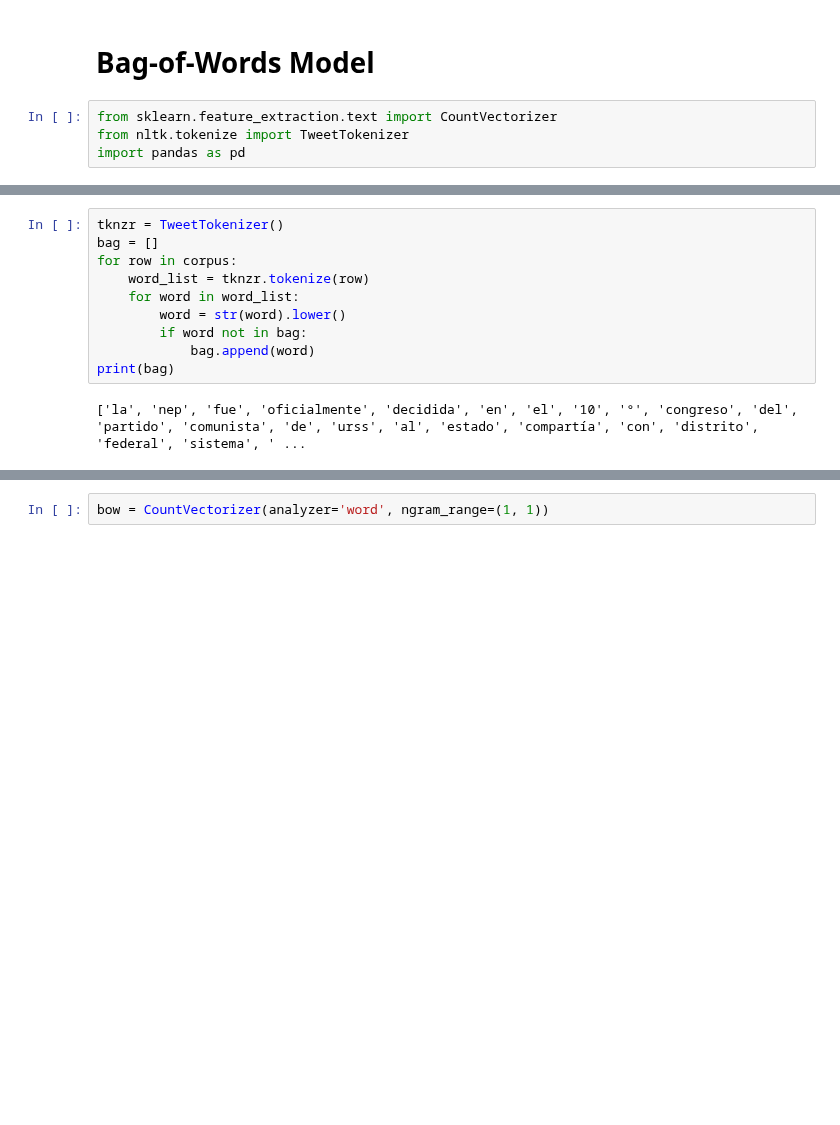
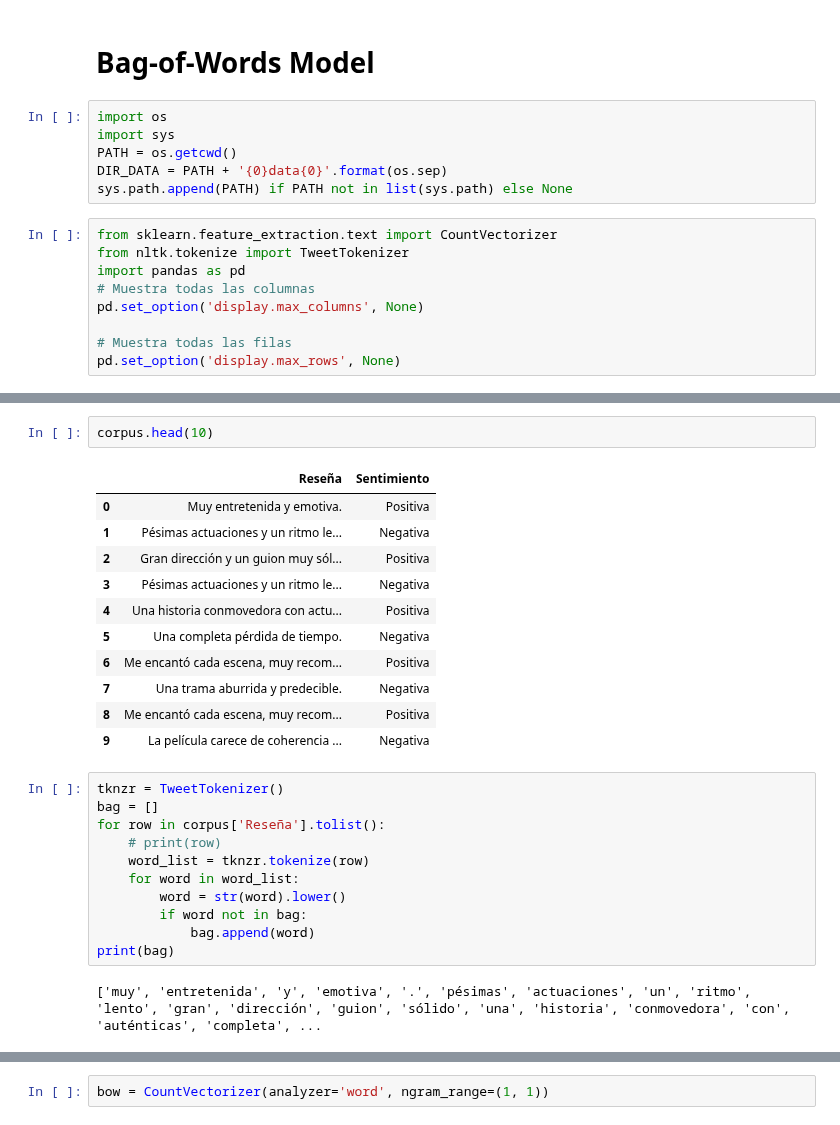
Before and after one commit to EdwinPuertas/courseNLP, a Jupyter notebook: examples/bow_model.ipynb, the cells around one changed output, grey strips where cells are left out. Drawn from its saved outputs; the diff is of its cells as text; blank space fills up the shorter version.

```diff
--- a/examples/bow_model.ipynb
+++ b/examples/bow_model.ipynb
@@ -1,7 +1,18 @@
 # %% [markdown]
 # Bag-of-Words Model
+# %%
+import os
+import sys
+PATH = os.getcwd()
+DIR_DATA = PATH + '{0}data{0}'.format(os.sep)
+sys.path.append(PATH) if PATH not in list(sys.path) else None
 # %%
 from sklearn.feature_extraction.text import CountVectorizer
 from nltk.tokenize import TweetTokenizer
 import pandas as pd
+# Muestra todas las columnas
+pd.set_option('display.max_columns', None)
+
+# Muestra todas las filas
+pd.set_option('display.max_rows', None)
 # %%
@@ -11,7 +32,22 @@ corpus = ["La NEP fue oficialmente decidida en el 10° Congreso del Partido Comu
+# %%
+corpus.head(10)
+# %% [output]
+|  | Reseña | Sentimiento |
+| 0 | Muy entretenida y emotiva. | Positiva |
+| 1 | Pésimas actuaciones y un ritmo le... | Negativa |
+| 2 | Gran dirección y un guion muy sól... | Positiva |
+| 3 | Pésimas actuaciones y un ritmo le... | Negativa |
+| 4 | Una historia conmovedora con actu... | Positiva |
+| 5 | Una completa pérdida de tiempo. | Negativa |
+| 6 | Me encantó cada escena, muy recom... | Positiva |
+| 7 | Una trama aburrida y predecible. | Negativa |
+| 8 | Me encantó cada escena, muy recom... | Positiva |
+| 9 | La película carece de coherencia ... | Negativa |
 # %%
 tknzr = TweetTokenizer()
 bag = []
-for row in corpus:
+for row in corpus['Reseña'].tolist():
+    # print(row)
     word_list = tknzr.tokenize(row)
     for word in word_list:
         word = str(word).lower()
@@ -19,7 +55,7 @@ for row in corpus:
             bag.append(word)
 print(bag)
 # %% [output]
-['la', 'nep', 'fue', 'oficialmente', 'decidida', 'en', 'el', '10', '°', 'congreso', 'del', 'partido', 'comunista', 'de', 'urss', 'al', 'estado', 'compartía', 'con', 'distrito', 'federal', 'sistema', ' ...
+['muy', 'entretenida', 'y', 'emotiva', '.', 'pésimas', 'actuaciones', 'un', 'ritmo', 'lento', 'gran', 'dirección', 'guion', 'sólido', 'una', 'historia', 'conmovedora', 'con', 'auténticas', 'completa', ...
 # %%
 len(bag)
 # %% [output]
```
Also changed, not shown: parts of 8 cells of this notebook, 3 other files.
